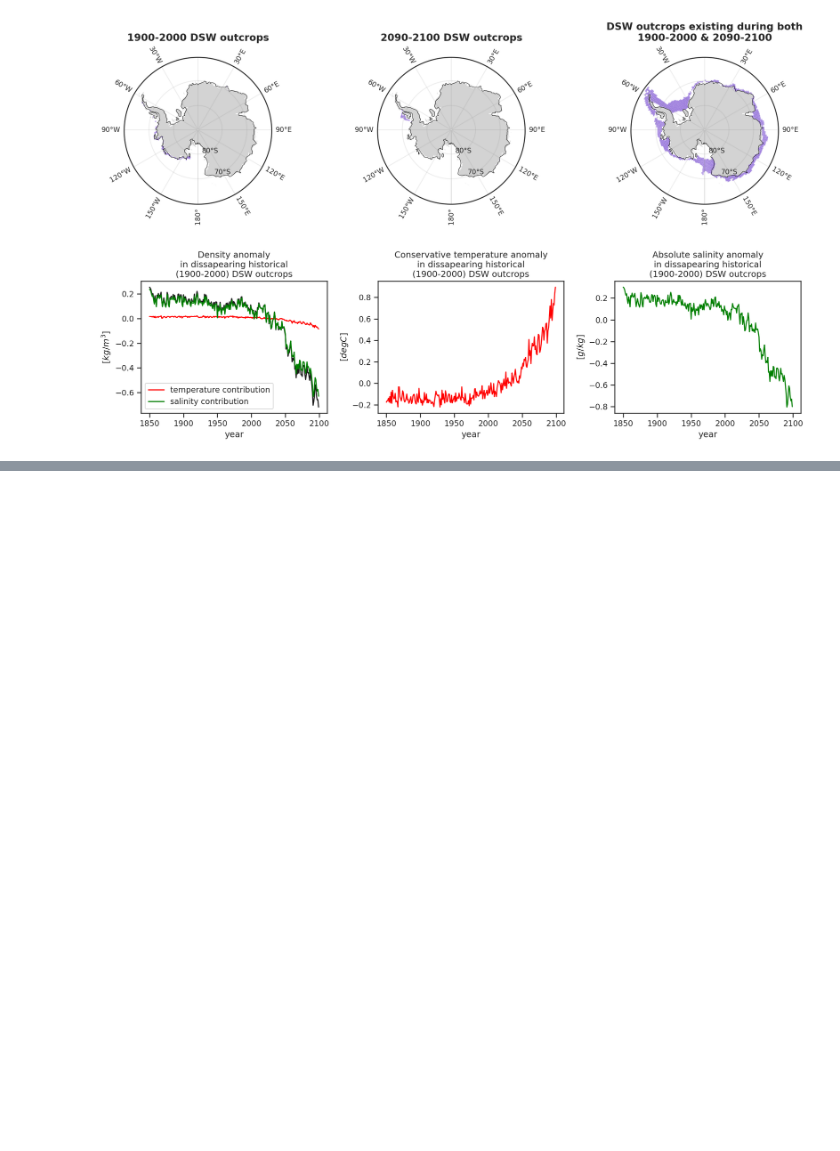
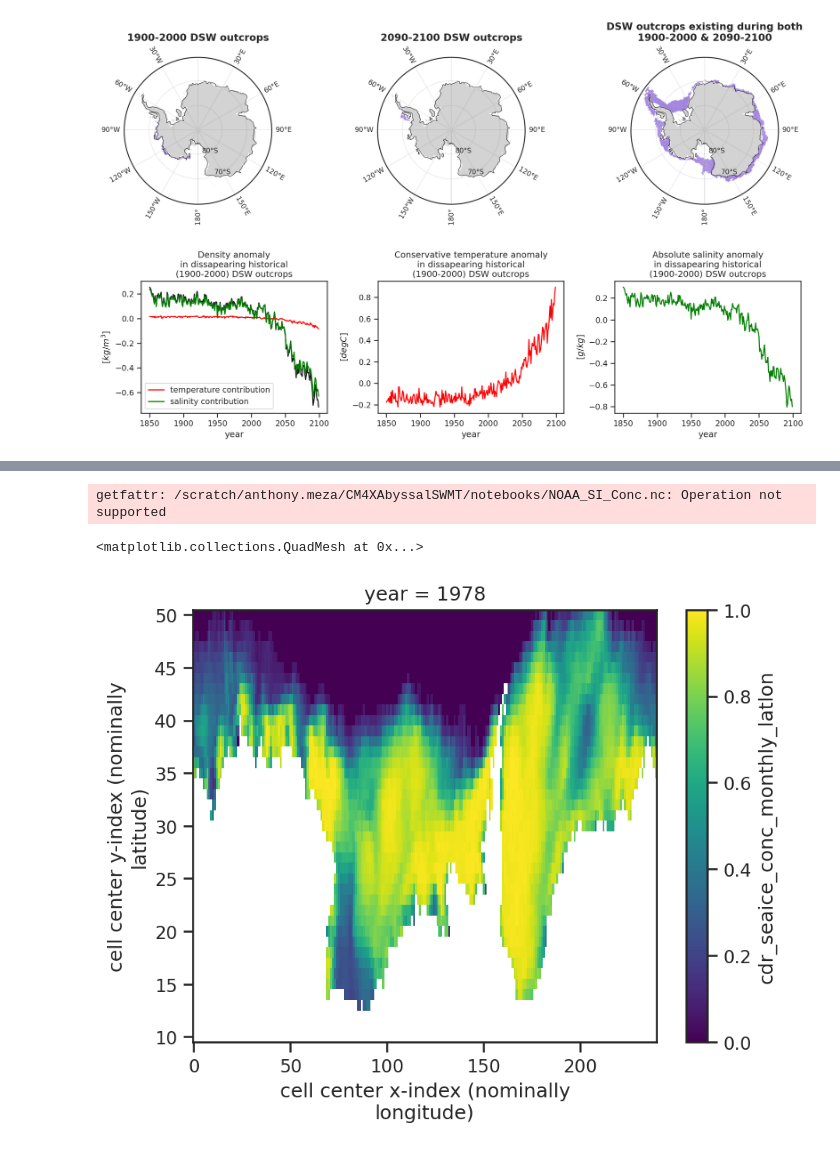
Before and after one commit to anthony-meza/CM4XAbyssalSWMT, a Jupyter notebook: notebooks/4.plotting_SouthernOcean_Surface_Budget_Paper_Analysis.ipynb, the cells around one changed output, grey strips where cells are left out. Saved outputs shown, nothing was run; the diff lists cells and outputs as text; code cells hidden in the pictures; blank space fills up the shorter version.

```diff
--- a/notebooks/4.plotting_SouthernOcean_Surface_Budget_Paper_Analysis.ipynb
+++ b/notebooks/4.plotting_SouthernOcean_Surface_Budget_Paper_Analysis.ipynb
@@ -364 +392,18 @@ Type:      method
+# %%
+noaa_si_conc = xr.open_dataset("NOAA_SI_Conc.nc")
+# %% [output]
+getfattr: /scratch/anthony.meza/CM4XAbyssalSWMT/notebooks/NOAA_SI_Conc.nc: Operation not supported
+# %%
+regridder = xe.Regridder(noaa_si_conc, ds_sfc_sigma_geq_thermo_fluxes,
+    method="nearest_s2d",
+    periodic=True,
+    ignore_degenerate=True,
+    unmapped_to_nan=True,
+)
+
+noaa_si_conc_regrid = regridder(noaa_si_conc)["cdr_seaice_conc_monthly_latlon"]
+noaa_si_conc_regrid.isel(year = 0).plot()
+# %% [output]
+<matplotlib.collections.QuadMesh at 0x...>
+[figure, added]
 # %%
```
Also changed, not shown: parts of 7 cells of this notebook, 17 other files.
